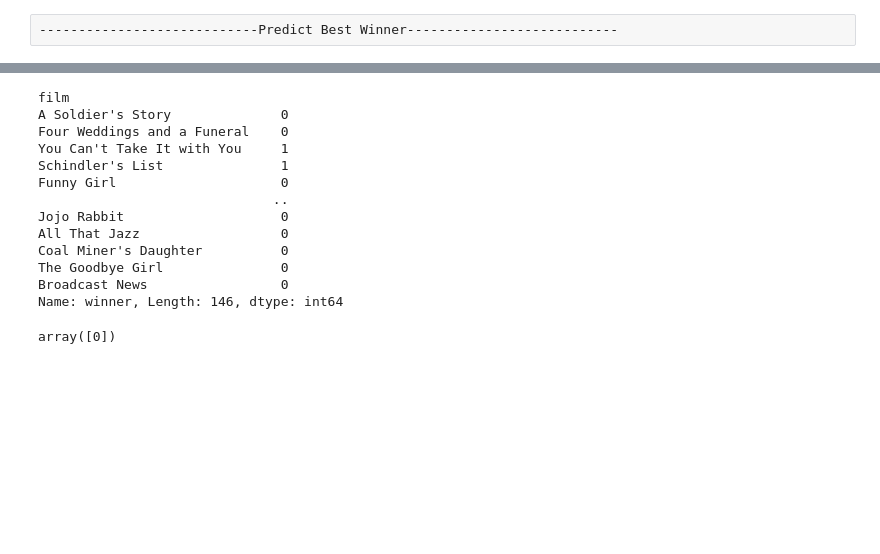
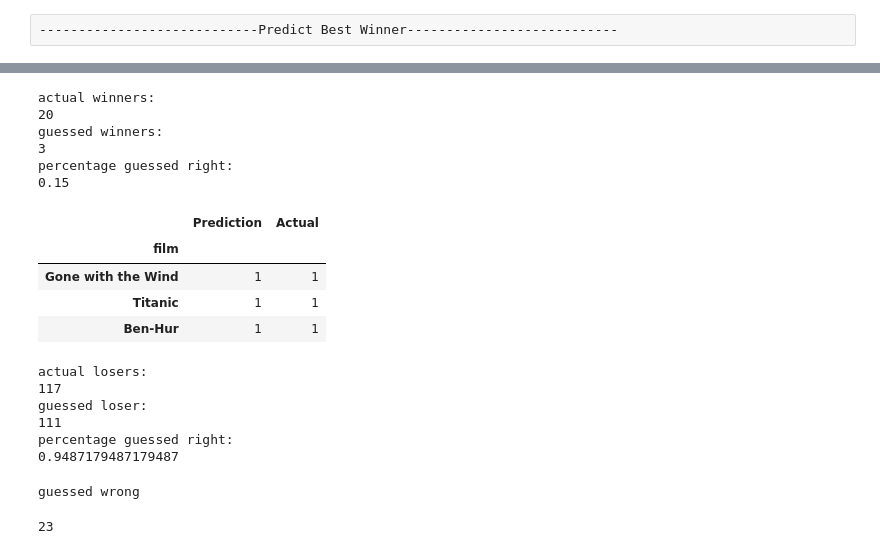
Before and after one commit to julia-claira/Machine_Learning_Oscars, a Jupyter notebook: academy_machine_learning.ipynb, the cells around one changed output, grey strips where cells are left out. Drawn from its saved outputs; the diff is of its cells as text; code cells hidden in the pictures; blank space fills up the shorter version.

Commit message:
trying different tests

```diff
--- a/academy_machine_learning.ipynb
+++ b/academy_machine_learning.ipynb
@@ -588,20 +591,50 @@ rf.score(X_test, y_test)
-# %%
-y_test
-# %% [output]
-film
-A Soldier's Story              0
-Four Weddings and a Funeral    0
-You Can't Take It with You     1
-Schindler's List               1
-Funny Girl                     0
-                              ..
-Jojo Rabbit                    0
-All That Jazz                  0
-Coal Miner's Daughter          0
-The Goodbye Girl               0
-Broadcast News                 0
-Name: winner, Length: 146, dtype: int64
-# %%
-rf.predict([[test_films[0],test_films[1],test_films[2],test_films[3]]])
-# %% [output]
-array([0])
+# %%
+predictions=rf.predict(X_test)
+test_results_pd=pd.DataFrame({"Prediction": predictions, "Actual": y_test})
+# %%
+#predicted right
+print('actual winners:')
+a=len(test_results_pd.loc[(test_results_pd['Actual']==1)])
+print(a)
+b=(len(test_results_pd.loc[(test_results_pd['Prediction']==1) & (test_results_pd['Actual']==1)]))
+print('guessed winners:')
+print(b)
+print('percentage guessed right:')
+print (b/a)
+test_results_pd.loc[(test_results_pd['Prediction']==1) & (test_results_pd['Actual']==1)]
+# %% [output]
+actual winners:
+20
+guessed winners:
+3
+percentage guessed right:
+0.15
+|  | Prediction | Actual |
+| film |  |  |
+| Gone with the Wind | 1 | 1 |
+| Titanic | 1 | 1 |
+| Ben-Hur | 1 | 1 |
+# %%
+#predicted right
+print('actual losers:')
+a=len(test_results_pd.loc[(test_results_pd['Actual']==0)])
+print(a)
+b=(len(test_results_pd.loc[(test_results_pd['Prediction']==0) & (test_results_pd['Actual']==0)]))
+print('guessed loser:')
+print(b)
+print('percentage guessed right:')
+print (b/a)
+#test_results_pd.loc[(test_results_pd['Prediction']==1) & (test_results_pd['Actual']==1)]
+# %% [output]
+actual losers:
+117
+guessed loser:
+111
+percentage guessed right:
+0.9487179487179487
+# %%
+print('guessed wrong')
+len(test_results_pd.loc[(test_results_pd['Prediction']!=test_results_pd['Actual'])])
+# %% [output]
+guessed wrong
+23
```
Also changed, not shown: parts of 17 cells of this notebook, 1 other file.
